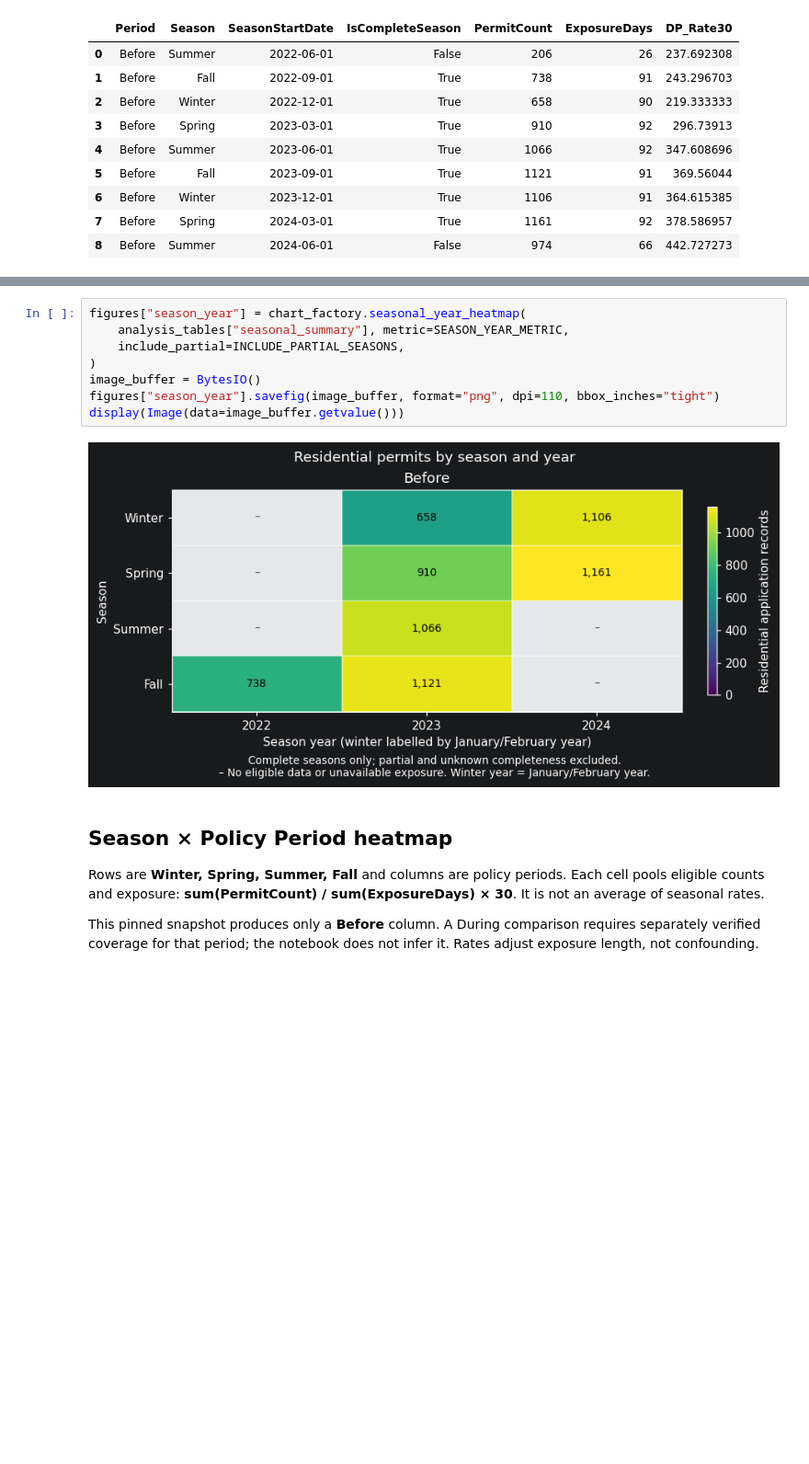
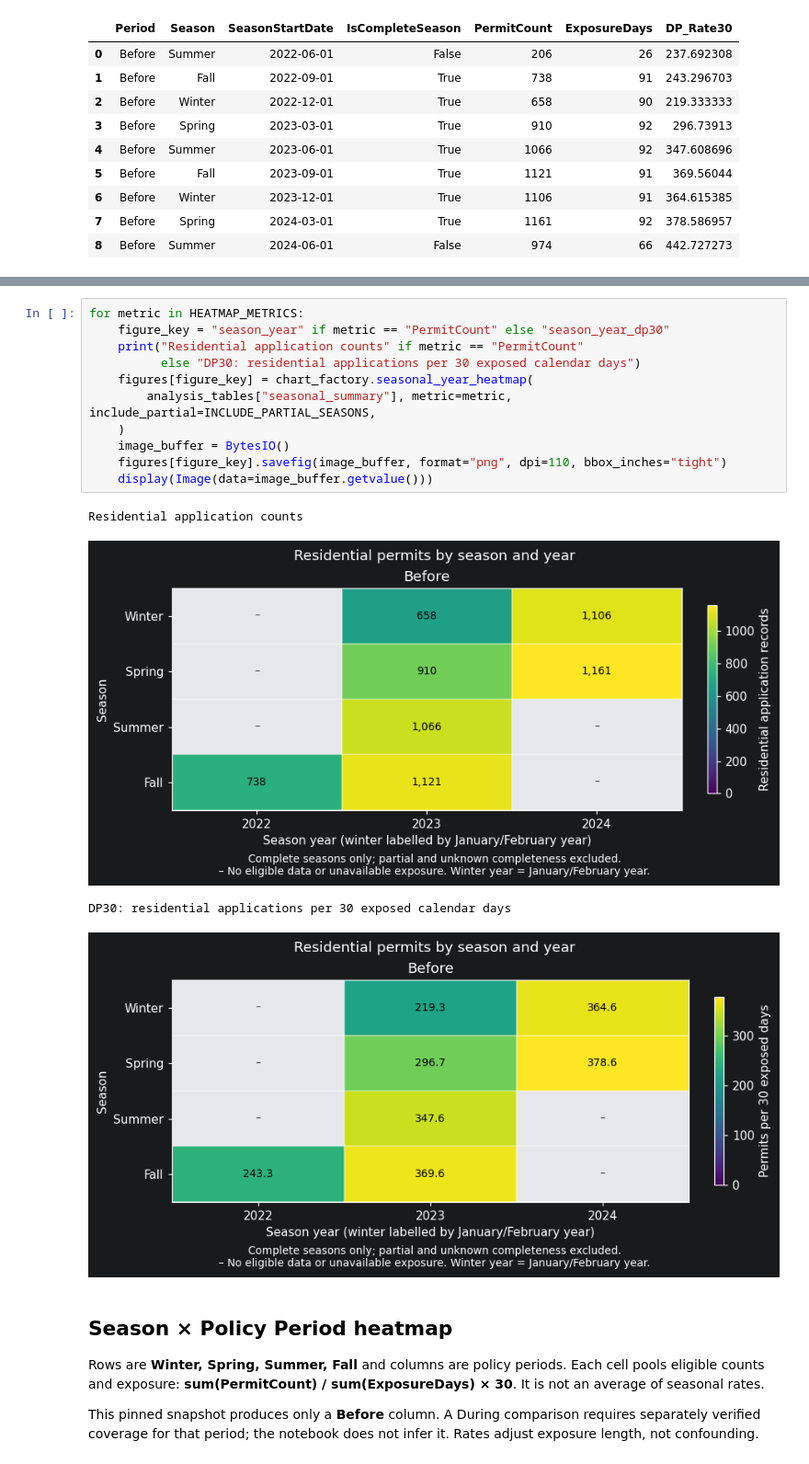
Before and after one commit to alby1976/Data110_DP_Activity, a Jupyter notebook: notebooks/01_permit_exploration.ipynb, the cells around one changed output, grey strips where cells are left out. Shown at 92% size. Saved outputs shown, nothing was run; the diff lists cells and outputs as text; blank space fills up the shorter version.

```diff
--- a/notebooks/01_permit_exploration.ipynb
+++ b/notebooks/01_permit_exploration.ipynb
@@ -965,15 +982,21 @@ Rows are **Winter, Spring, Summer, Fall** and columns are **season years**. Wint
 
 Gray cells may be outside the loaded coverage or excluded partial/unknown seasons. They do not establish zero seasonal activity.
 # %%
-figures["season_year"] = chart_factory.seasonal_year_heatmap(
-    analysis_tables["seasonal_summary"], metric=SEASON_YEAR_METRIC,
-    include_partial=INCLUDE_PARTIAL_SEASONS,
-)
-image_buffer = BytesIO()
-figures["season_year"].savefig(image_buffer, format="png", dpi=110, bbox_inches="tight")
-display(Image(data=image_buffer.getvalue()))
+for metric in HEATMAP_METRICS:
+    figure_key = "season_year" if metric == "PermitCount" else "season_year_dp30"
+    print("Residential application counts" if metric == "PermitCount"
+          else "DP30: residential applications per 30 exposed calendar days")
+    figures[figure_key] = chart_factory.seasonal_year_heatmap(
+        analysis_tables["seasonal_summary"], metric=metric, include_partial=INCLUDE_PARTIAL_SEASONS,
+    )
+    image_buffer = BytesIO()
+    figures[figure_key].savefig(image_buffer, format="png", dpi=110, bbox_inches="tight")
+    display(Image(data=image_buffer.getvalue()))
 # %% [output]
+Residential application counts
 [figure]
+DP30: residential applications per 30 exposed calendar days
+[figure, added]
 # %% [markdown]
 ## Season × Policy Period heatmap
 
```
Also changed, not shown: parts of 5 cells of this notebook, 7 other files.
